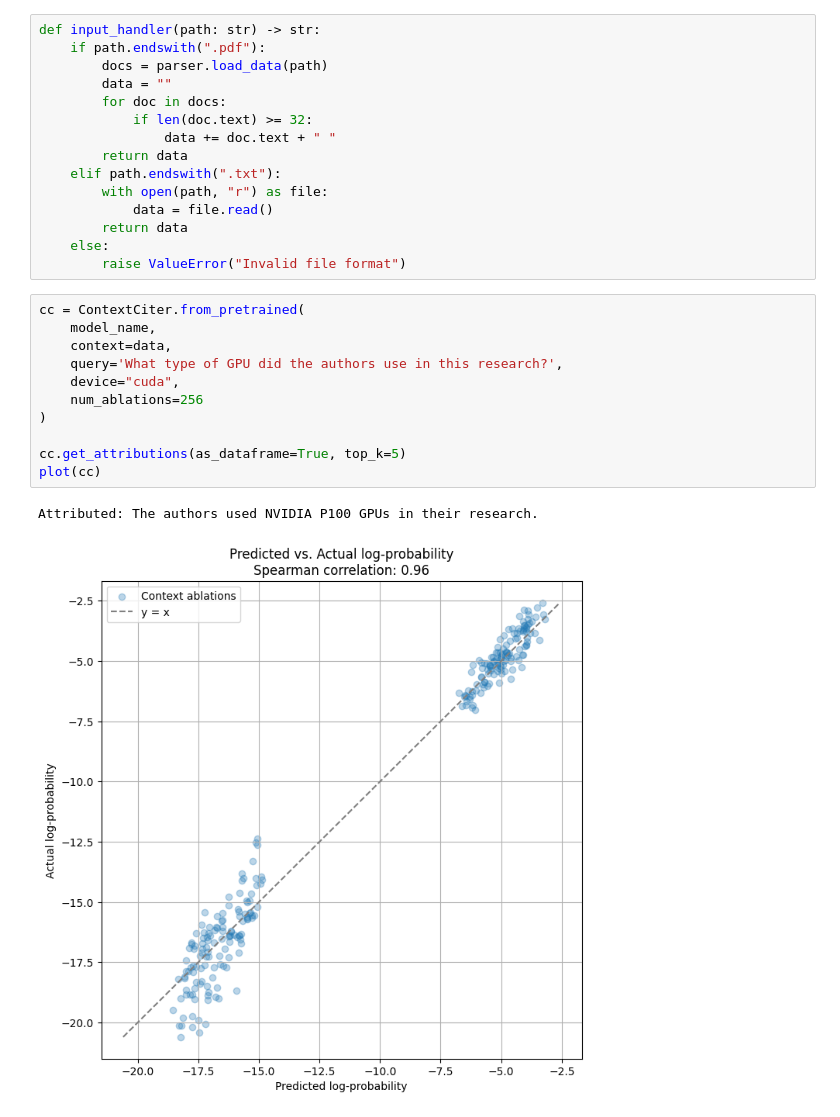
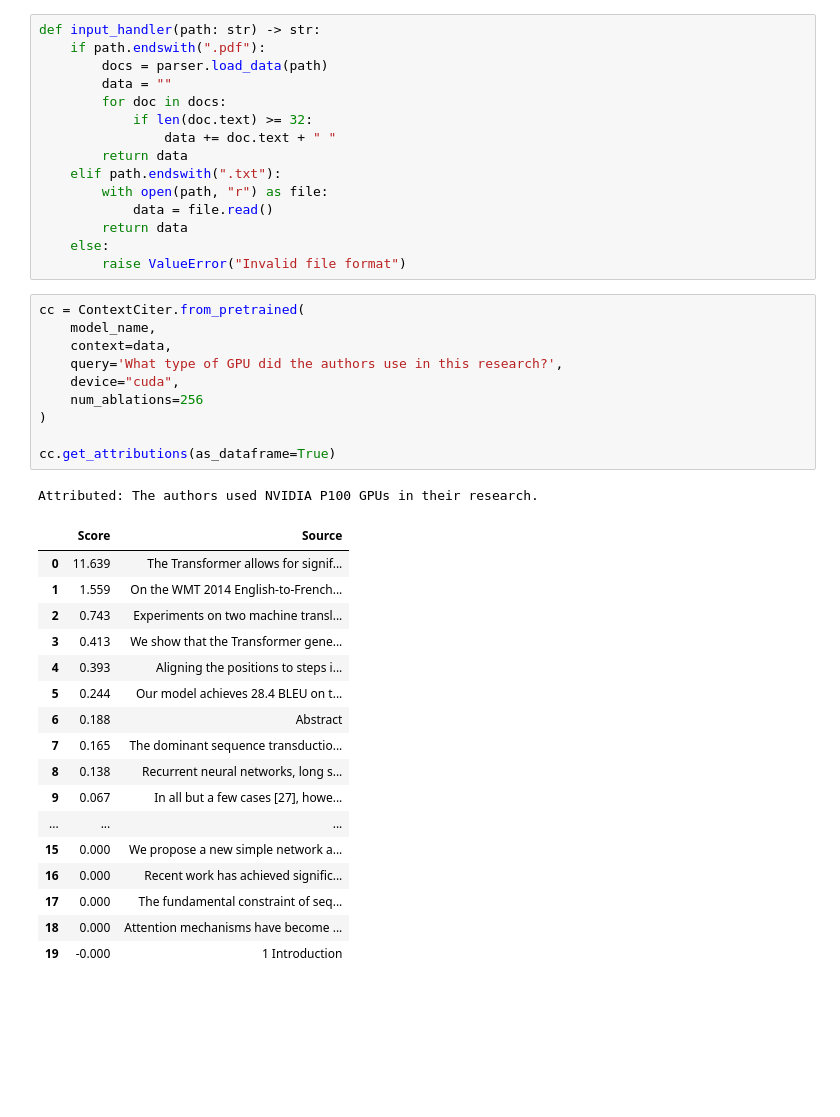
Before and after one commit to Tsun0193/ContextAttribution, a Jupyter notebook: ContextCite.ipynb, the cells around one changed output. Cells and saved outputs as stored; diff of their text form; blank space fills up the shorter version.

```diff
--- a/ContextCite.ipynb
+++ b/ContextCite.ipynb
@@ -89,14 +89,29 @@ def input_handler(path: str) -> str:
 # %%
 cc = ContextCiter.from_pretrained(
 	model_name,
 	context=data,
 	query='What type of GPU did the authors use in this research?',
 	device="cuda",
 	num_ablations=256
 )
 
-cc.get_attributions(as_dataframe=True, top_k=5)
-plot(cc)
+cc.get_attributions(as_dataframe=True)
 # %% [output]
 Attributed: The authors used NVIDIA P100 GPUs in their research.
-[figure, removed]
+|  | Score | Source |
+| 0 | 11.639 | The Transformer allows for signif... |
+| 1 | 1.559 | On the WMT 2014 English-to-French... |
+| 2 | 0.743 | Experiments on two machine transl... |
+| 3 | 0.413 | We show that the Transformer gene... |
+| 4 | 0.393 | Aligning the positions to steps i... |
+| 5 | 0.244 | Our model achieves 28.4 BLEU on t... |
+| 6 | 0.188 | Abstract |
+| 7 | 0.165 | The dominant sequence transductio... |
+| 8 | 0.138 | Recurrent neural networks, long s... |
+| 9 | 0.067 | In all but a few cases [27], howe... |
+| ... | ... | ... |
+| 15 | 0.000 | We propose a new simple network a... |
+| 16 | 0.000 | Recent work has achieved signific... |
+| 17 | 0.000 | The fundamental constraint of seq... |
+| 18 | 0.000 | Attention mechanisms have become ... |
+| 19 | -0.000 | 1 Introduction |
```
Also changed, not shown: parts of 2 cells of this notebook.
